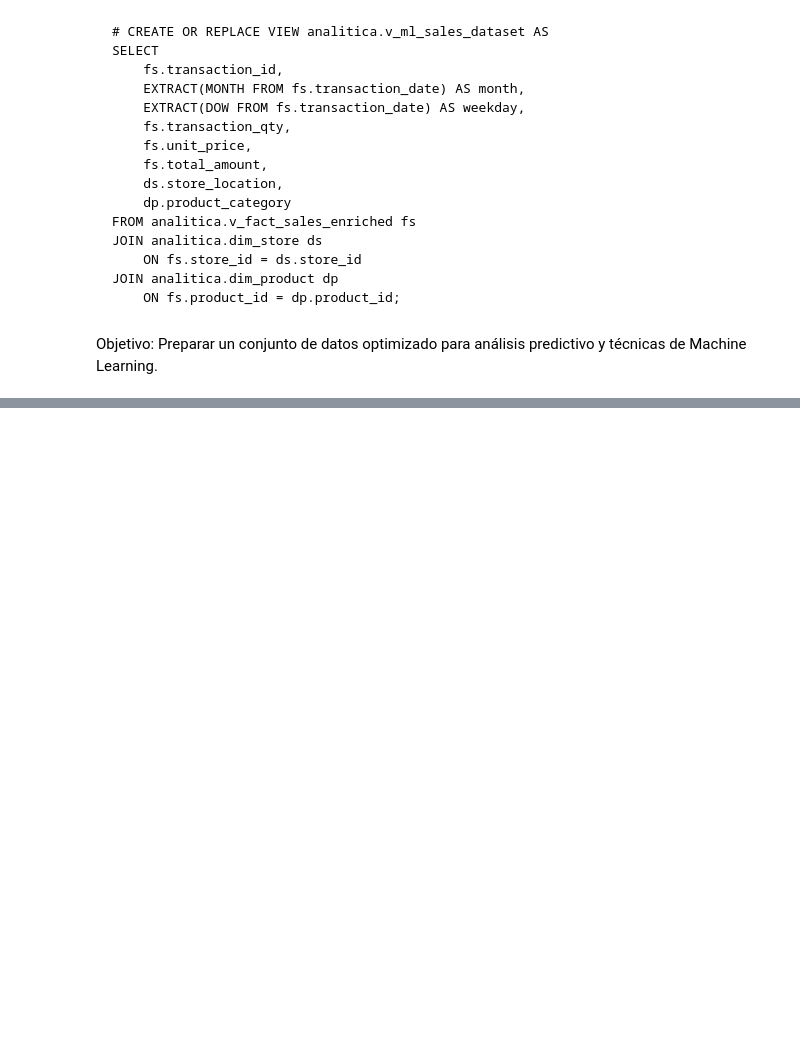
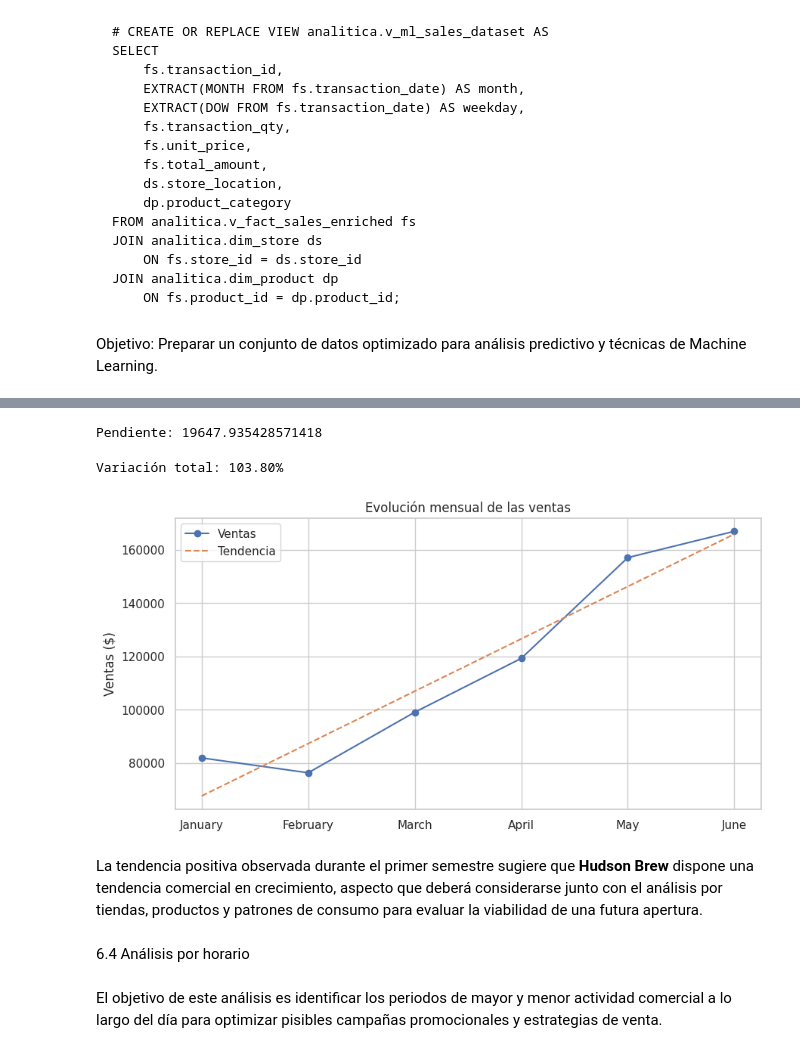
Before and after one commit to EliasHernandezBar/Proyecto-Final, a Jupyter notebook: Proyecto_Integrador.ipynb, the cells around one changed output, grey strips where cells are left out. Cells and saved outputs as stored; diff of their text form; code cells hidden in the pictures; blank space fills up the shorter version.

```diff
--- a/Proyecto_Integrador.ipynb
+++ b/Proyecto_Integrador.ipynb
@@ -634,0 +923,7 @@ Objetivo: Preparar un conjunto de datos optimizado para análisis predictivo y t
+# %%
+df_monthly["growth_pct"] = (
+    df_monthly["net_sales"]
+    .pct_change() * 100
+)
+
+df_monthly.round(2)
@@ -634,0 +946,59 @@ Objetivo: Preparar un conjunto de datos optimizado para análisis predictivo y t
+# %%
+import numpy as np
+
+x = np.arange(len(df_monthly))
+y = df_monthly["net_sales"]
+
+pendiente, intercepto = np.polyfit(x, y, 1)
+
+print("Pendiente:", pendiente)
+# %% [output]
+Pendiente: 19647.935428571418
+# %%
+primer_mes = df_monthly["net_sales"].iloc[0]
+ultimo_mes = df_monthly["net_sales"].iloc[-1]
+
+variacion = ((ultimo_mes - primer_mes) / primer_mes) * 100
+
+print(f"Variación total: {variacion:.2f}%")
+# %% [output]
+Variación total: 103.80%
+# %%
+import numpy as np
+import matplotlib.pyplot as plt
+
+x = np.arange(len(df_monthly))
+y = df_monthly["net_sales"]
+
+pendiente, intercepto = np.polyfit(x, y, 1)
+tendencia = pendiente * x + intercepto
+
+plt.figure(figsize=(10,5))
+
+plt.plot(
+    df_monthly["month_name"],
+    y,
+    marker="o",
+    label="Ventas"
+)
+
+plt.plot(
+    df_monthly["month_name"],
+    tendencia,
+    linestyle="--",
+    label="Tendencia"
+)
+
+plt.title("Evolución mensual de las ventas")
+plt.ylabel("Ventas ($)")
+plt.legend()
+
+plt.show()
+# %% [output]
+[figure, added]
+# %% [markdown]
+La tendencia positiva observada durante el primer semestre sugiere que **Hudson Brew** dispone una tendencia comercial en crecimiento, aspecto que deberá considerarse junto con el análisis por tiendas, productos y patrones de consumo para evaluar la viabilidad de una futura apertura.
+# %% [markdown]
+6.4 Análisis por horario
+# %% [markdown]
+El objetivo de este análisis es identificar los periodos de mayor y menor actividad comercial a lo largo del día para optimizar pisibles campañas promocionales y estrategias de venta.
```
Also changed, not shown: parts of 66 cells of this notebook.
